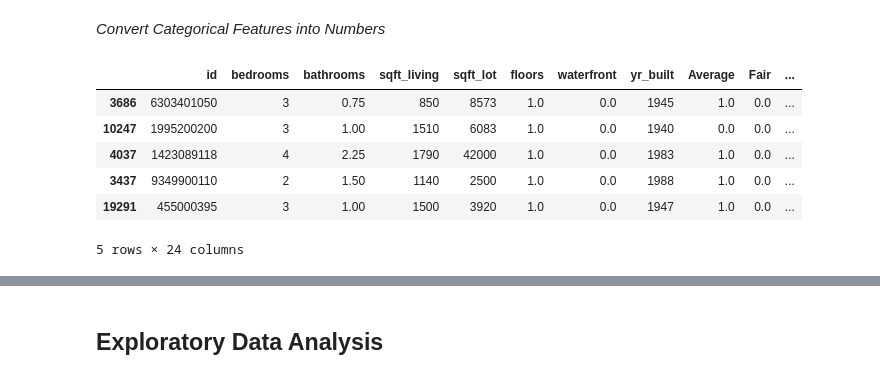
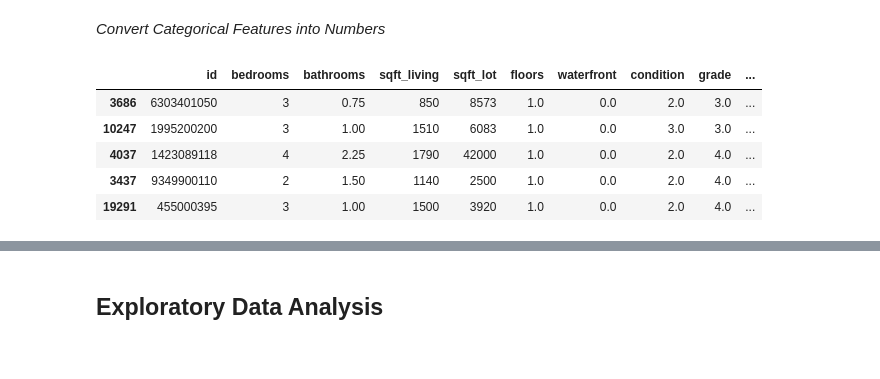
Before and after one commit to ChumpyDuelle/dsc-phase-2-project-v2-3, a Jupyter notebook: student.ipynb, the cells around one changed output, grey strips where cells are left out. Cells and saved outputs as stored; diff of their text form; code cells hidden in the pictures.

```diff
--- a/student.ipynb
+++ b/student.ipynb
@@ -355,4 +337,0 @@ X_train.head()
-# %%
-X_train = pd.concat([X_train, condition_encoded_train], axis=1)
-
-X_train.head()
@@ -399,0 +360,20 @@ grade_ohe.categories_
+# %%
+grade_categories = [['3 Poor',
+                     '4 Low',
+                     '5 Fair',
+                     '6 Low Average',
+                     '7 Average',
+                     '8 Good',
+                     '9 Better',
+                     '10 Very Good',
+                     '11 Excellent',
+                     '12 Luxury',
+                     '13 Mansion']]
+
+grade_train = X_train[['grade']]
+
+encoder_grade = OrdinalEncoder(categories = grade_categories)
+
+encoder_grade.fit(grade_train)
+
+encoder_grade.categories_[0]
@@ -504,37 +457,24 @@ dtype: int64
 # %%
 waterfront_test = X_test[['waterfront']]
 waterfront_encoded_test = encoder_waterfront.transform(waterfront_test).flatten()
 X_test['waterfront'] = waterfront_encoded_test
 
 condition_test = X_test[['condition']]
-condition_encoded_test = condition_ohe.transform(condition_test)
-condition_encoded_test = pd.DataFrame(
-    condition_encoded_test,
-    columns=condition_ohe.categories_[0],
-    index=X_test.index
-)
-X_test.drop('condition', axis=1, inplace=True)
-X_test = pd.concat([X_test, condition_encoded_test], axis=1)
+condition_encoded_test = encoder_condition.transform(condition_test).flatten()
+X_test['condition'] = condition_encoded_test
 
 grade_test = X_test[['grade']]
-grade_encoded_test = grade_ohe.transform(grade_test)
-grade_encoded_test = pd.DataFrame(
-    grade_encoded_test,
-    columns=grade_ohe.categories_[0],
-    index=X_test.index
-)
-X_test.drop('grade', axis=1, inplace=True)
-X_test = pd.concat([X_test, grade_encoded_test], axis=1)
+grade_encoded_test = encoder_grade.transform(grade_test).flatten()
+X_test['grade'] = grade_encoded_test
 
 X_test.head()
 # %% [output]
-|  | id | bedrooms | bathrooms | sqft_living | sqft_lot | floors | waterfront | yr_built | Average | Fair | ... |
-| 3686 | 6303401050 | 3 | 0.75 | 850 | 8573 | 1.0 | 0.0 | 1945 | 1.0 | 0.0 | ... |
-| 10247 | 1995200200 | 3 | 1.00 | 1510 | 6083 | 1.0 | 0.0 | 1940 | 0.0 | 0.0 | ... |
-| 4037 | 1423089118 | 4 | 2.25 | 1790 | 42000 | 1.0 | 0.0 | 1983 | 1.0 | 0.0 | ... |
-| 3437 | 9349900110 | 2 | 1.50 | 1140 | 2500 | 1.0 | 0.0 | 1988 | 1.0 | 0.0 | ... |
-| 19291 | 455000395 | 3 | 1.00 | 1500 | 3920 | 1.0 | 0.0 | 1947 | 1.0 | 0.0 | ... |
+|  | id | bedrooms | bathrooms | sqft_living | sqft_lot | floors | waterfront | condition | grade | ... |
+| 3686 | 6303401050 | 3 | 0.75 | 850 | 8573 | 1.0 | 0.0 | 2.0 | 3.0 | ... |
+| 10247 | 1995200200 | 3 | 1.00 | 1510 | 6083 | 1.0 | 0.0 | 3.0 | 3.0 | ... |
+| 4037 | 1423089118 | 4 | 2.25 | 1790 | 42000 | 1.0 | 0.0 | 2.0 | 4.0 | ... |
+| 3437 | 9349900110 | 2 | 1.50 | 1140 | 2500 | 1.0 | 0.0 | 2.0 | 4.0 | ... |
+| 19291 | 455000395 | 3 | 1.00 | 1500 | 3920 | 1.0 | 0.0 | 2.0 | 4.0 | ... |
-5 rows × 24 columns
 # %%
 model.fit(X_train, y_train)
 model.score(X_test, y_test)
```
Also changed, not shown: parts of 113 cells of this notebook.
